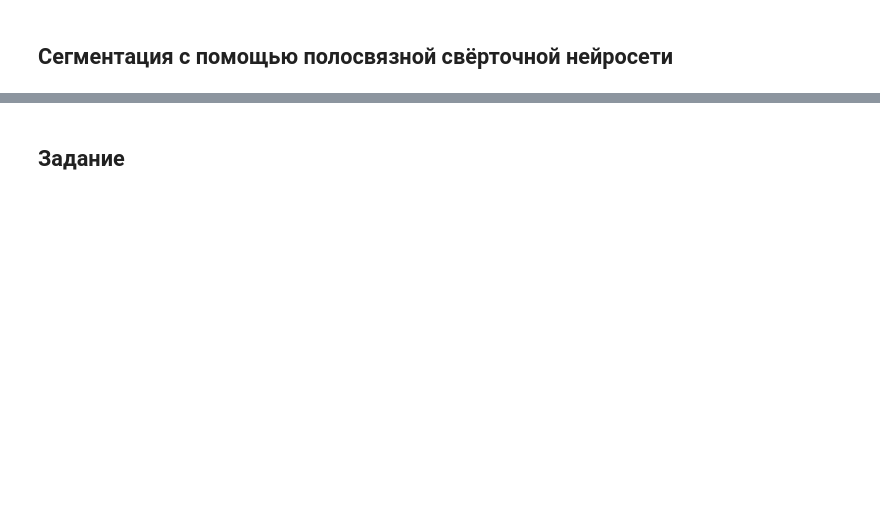
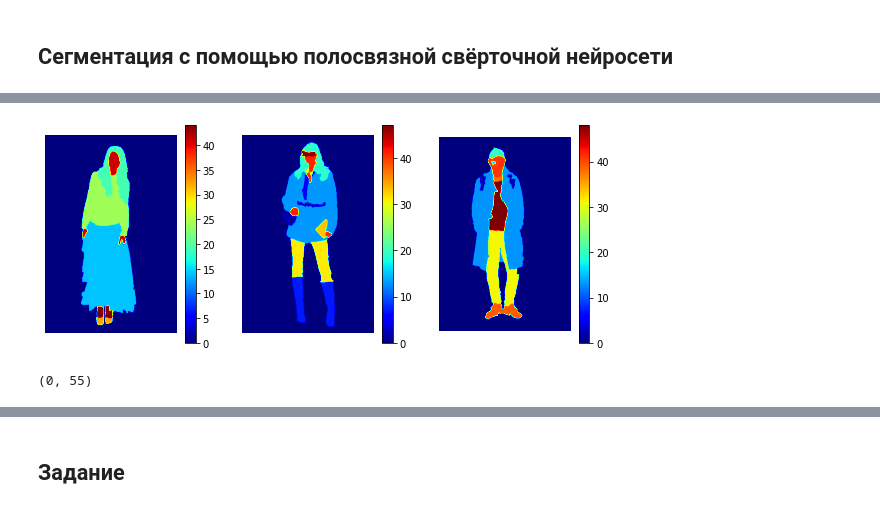
Before and after one commit to EvilMax/ai-ml, a Jupyter notebook: m5/Segmentation.ipynb, the cells around one changed output, grey strips where cells are left out. Drawn from its saved outputs; the diff is of its cells as text; code cells hidden in the pictures; blank space fills up the shorter version.

```diff
--- a/m5/Segmentation.ipynb
+++ b/m5/Segmentation.ipynb
@@ -38,0 +93,15 @@
+# %%
+plt.figure(figsize=(10,4))
+for i in range(1,4):
+    plt.subplot(1,3,i)
+    img = masks[i]
+    plt.imshow(img, cmap='jet')
+    plt.colorbar()
+    plt.axis('off')
+plt.show()
+# %% [output]
+[figure, added]
+# %%
+masks[0].numpy().min(), masks[0].numpy().max()
+# %% [output]
+(0, 55)
```
Also changed, not shown: parts of 44 cells of this notebook.
